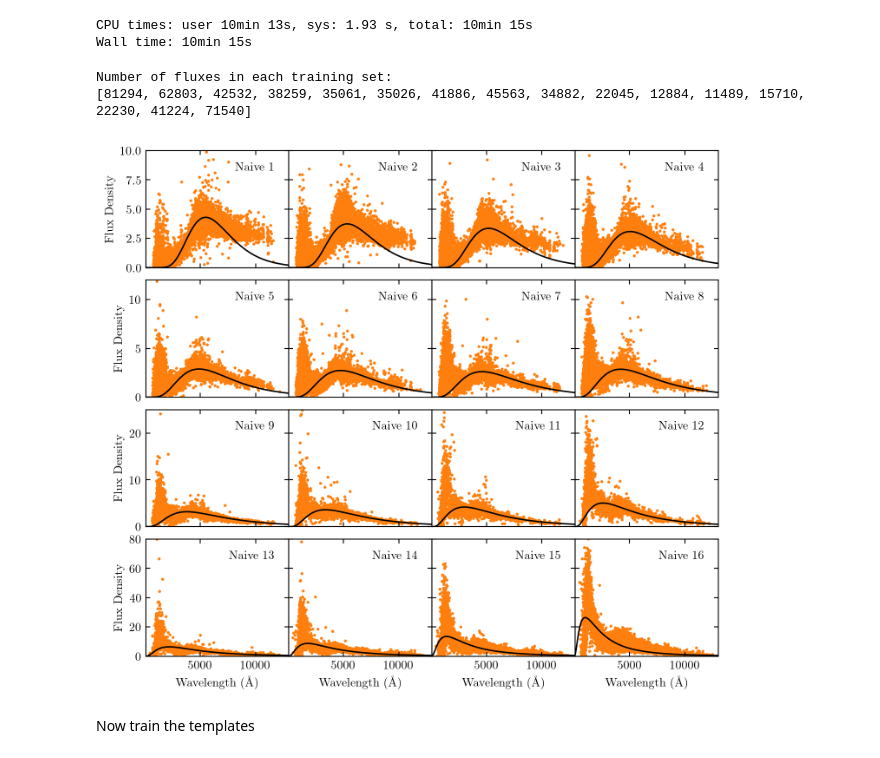
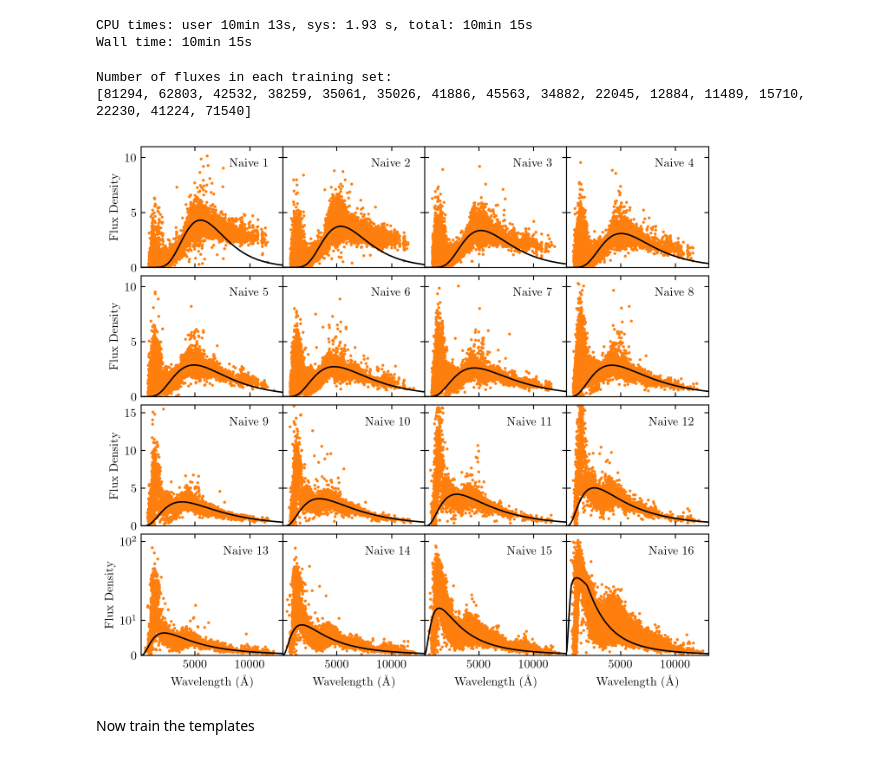
Before and after one commit to dirac-institute/photoz_template_learning, a Jupyter notebook: training_naive16.ipynb, the cells around one changed output. Drawn from its saved outputs; the diff is of its cells as text; code cells hidden in the pictures.

```diff
--- a/training_naive16.ipynb
+++ b/training_naive16.ipynb
@@ -58,41 +58,45 @@ nrows = int(N/ncols+0.5)
 fig, axes = plt.subplots(nrows,ncols,sharex='all',sharey='row',figsize=(twocol,twocol*nrows/ncols*0.9))
 
 print("Number of fluxes in each training set:")
 print([len(i) for i in training_sets.values()])
 
 for i,ax in enumerate(axes.flatten()):
 
     wavelen = [row[0] for row in training_sets["naive"+str(i+1)]]
     fluxes  = [row[1] for row in training_sets["naive"+str(i+1)]]
     ax.scatter(wavelen, fluxes, s=2, c="C1")
 
     template = naive_templates["naive"+str(i+1)]
     ax.plot(template.wavelen, template.flambda, ls="-", c="k")
 
     ax.text(0.9,0.9,"Naive "+str(i+1),transform=ax.transAxes,ha="right",va="top")
 
     ax.set_xlim(100,13000)
     #ax.set_yscale('log')
 
-
-axes[0,0].set_ylim(0,10)
-axes[1,0].set_ylim(0,12)
-axes[2,0].set_ylim(0,25)
-axes[3,0].set_ylim(0,80)
+axes[0,0].set_ylim(0,11)
+axes[0,0].set_yticks([0,5,10])
+axes[1,0].set_ylim(0,11)
+axes[1,0].set_yticks([0,5,10])
+axes[2,0].set_ylim(0,16)
+axes[3,0].set_ylim(0,130)
+axes[-1,0].set_yticks([0,10,20,40,60,80,100])
+axes[-1,0].set_yticklabels([0,10,20,'','','',100])
+axes[-1,0].set_yscale('symlog',linthreshy=20)
 
 for ax in axes[-1,:]:
     ax.set_xlabel('Wavelength ($\mathrm{\AA}$)')
 for ax in axes[:,0]:
     ax.set_ylabel('Flux Density')
 
-fig.tight_layout(pad=0.5, h_pad=0.5, w_pad=0)
+fig.tight_layout(pad=0.5, h_pad=0.15, w_pad=0)
 plt.show()
 
-#fig.savefig('plots/naive_untrained.pdf')
+#fig.savefig('plots/naive_16_untrained.pdf')
 # %% [output]
 Number of fluxes in each training set:
 [81294, 62803, 42532, 38259, 35061, 35026, 41886, 45563, 34882, 22045, 12884, 11489, 15710, 22230, 41224, 71540]
-[figure, old version]
+[figure, new version]
 # %% [markdown]
 Now train the templates
 # %%
```
Also changed, not shown: parts of 4 cells of this notebook, 28 other files.
